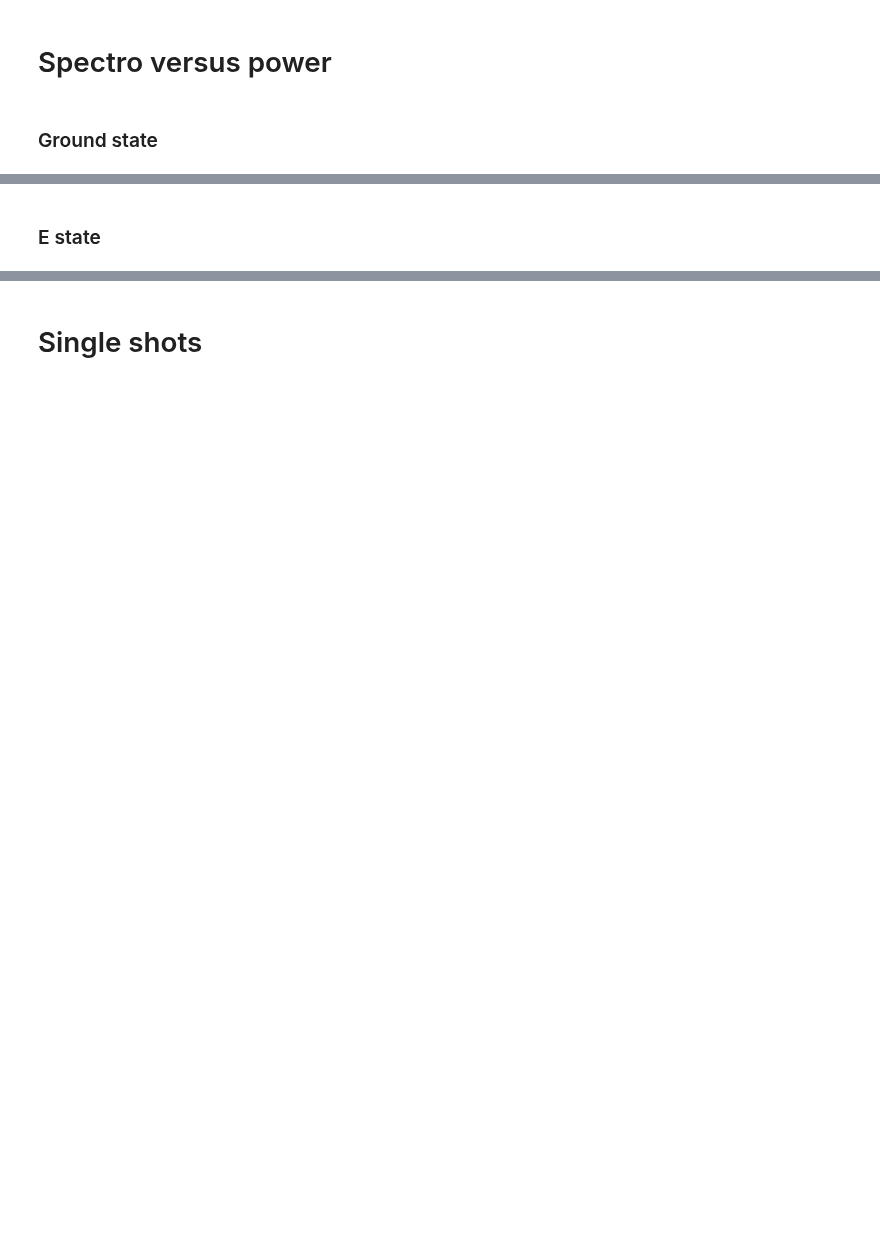
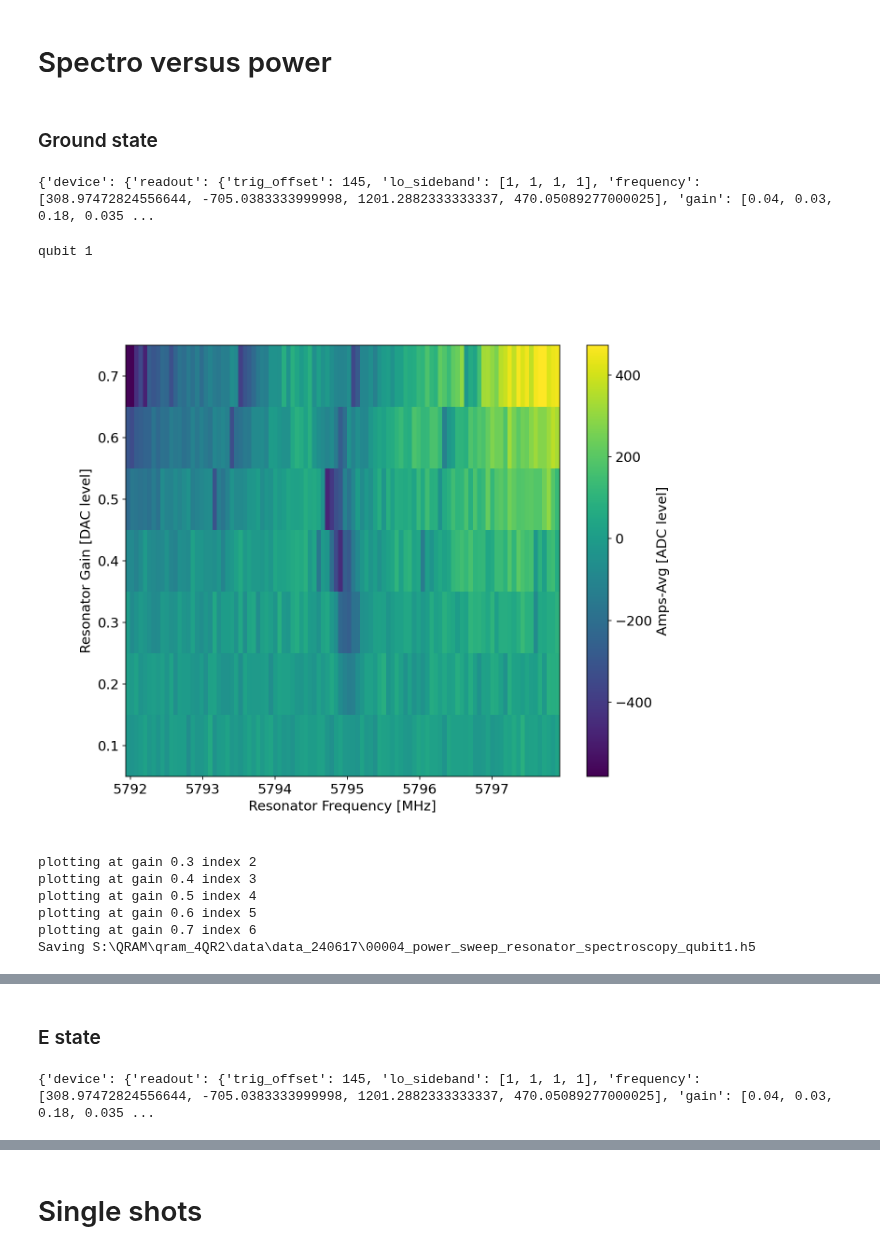
Before and after one commit to SchusterLab/qram_tprocv1_expts, a Jupyter notebook: high_power_readout.ipynb, the cells around one changed output, grey strips where cells are left out. Drawn from its saved outputs; the diff is of its cells as text; code cells hidden in the pictures; blank space fills up the shorter version.

```diff
--- a/high_power_readout.ipynb
+++ b/high_power_readout.ipynb
@@ -253,15 +255,15 @@ NameError: name 'results_Qi' is not defined
 # Spectro versus power
 # %%
 span_f = 6 # MHz
-npts_f = 200
+npts_f = 100
 
-stop_gain = 0.01
-start_gain = 0.6
-npts_gain = 10
+stop_gain = 0.7
+start_gain = 0.1
+npts_gain = 6
 
 step_gain = (stop_gain - start_gain)/npts_gain
 
-reps = 100
+reps = 50
 # %% [markdown]
 ### Ground state
 # %%
@@ -283,21 +285,36 @@ rpowspec.cfg.expt = dict(
     pulse_e=False, # add ge pi pulse before measurement
     pulse_f=False, # add ef pi pulse before measurement
     qTest=qubit_i,
+    full_mux_expt = True,
+    mask = [0,1,2,3],
+    full_mux_ch = 4,
 )
 rpowspec.cfg.device.readout.relax_delay = 300 # Wait time between experiments [us]
 rpowspec.cfg.device.readout.readout_length = 3
+rpowspec.cfg.expt.lengths = [rpowspec.cfg.device.readout.readout_length]*4
 
 print(rpowspec.cfg)
 
 rpowspec.go(analyze=False, display=False, progress=True, save=False)
+# %% [output]
+{'device': {'readout': {'trig_offset': 145, 'lo_sideband': [1, 1, 1, 1], 'frequency': [308.97472824556644, -705.0383333999998, 1201.2882333333337, 470.05089277000025], 'gain': [0.04, 0.03, 0.18, 0.035 ...
 # %%
 # # TESTING
 # rpowspec = meas.ResonatorPowerSweepSpectroscopyExperiment(config_file=config_path)
 # temp_data, attrs = prev_data(expt_path, '00000_power_sweep_resonator_spectroscopy_qubit1.h5')
 # rpowspec.display(data=temp_data, fit=False)
 
 print('qubit', rpowspec.cfg.expt.qTest)
 rpowspec.analyze(fit=False, lowgain=None, highgain=None)
-rpowspec.display(fit=False, select=[0.6, 0.7, 0.8, 0.85])
+rpowspec.display(fit=False, select=[0.3, 0.4, 0.5, 0.6, 0.7])
 
 rpowspec.save_data()
+# %% [output]
+qubit 1
+[figure, added]
+plotting at gain 0.3 index 2
+plotting at gain 0.4 index 3
+plotting at gain 0.5 index 4
+plotting at gain 0.6 index 5
+plotting at gain 0.7 index 6
+Saving S:\QRAM\qram_4QR2\data\data_240617\00004_power_sweep_resonator_spectroscopy_qubit1.h5
@@ -329,13 +345,19 @@ rpowspec_e.cfg.expt = dict(
     pulse_e=True, # add ge pi pulse before measurement
     pulse_f=False, # add ef pi pulse before measurement
     qTest=qubit_i,
+    full_mux_expt = True,
+    mask = [0,1,2,3],
+    full_mux_ch = 4,
 )
 rpowspec_e.cfg.device.readout.relax_delay = 400 # Wait time between experiments [us]
 rpowspec_e.cfg.device.readout.readout_length = 3
+rpowspec_e.cfg.expt.lengths = [rpowspec_e.cfg.device.readout.readout_length]*4
 
 print(rpowspec_e.cfg)
 
 rpowspec_e.go(analyze=False, display=False, progress=True, save=False)
+# %% [output]
+{'device': {'readout': {'trig_offset': 145, 'lo_sideband': [1, 1, 1, 1], 'frequency': [308.97472824556644, -705.0383333999998, 1201.2882333333337, 470.05089277000025], 'gain': [0.04, 0.03, 0.18, 0.035 ...
 # %%
 # # TESTING
 # rpowspec = meas.ResonatorPowerSweepSpectroscopyExperiment(config_file=config_path)
```
Also changed, not shown: parts of 8 cells of this notebook, 2 other files.
